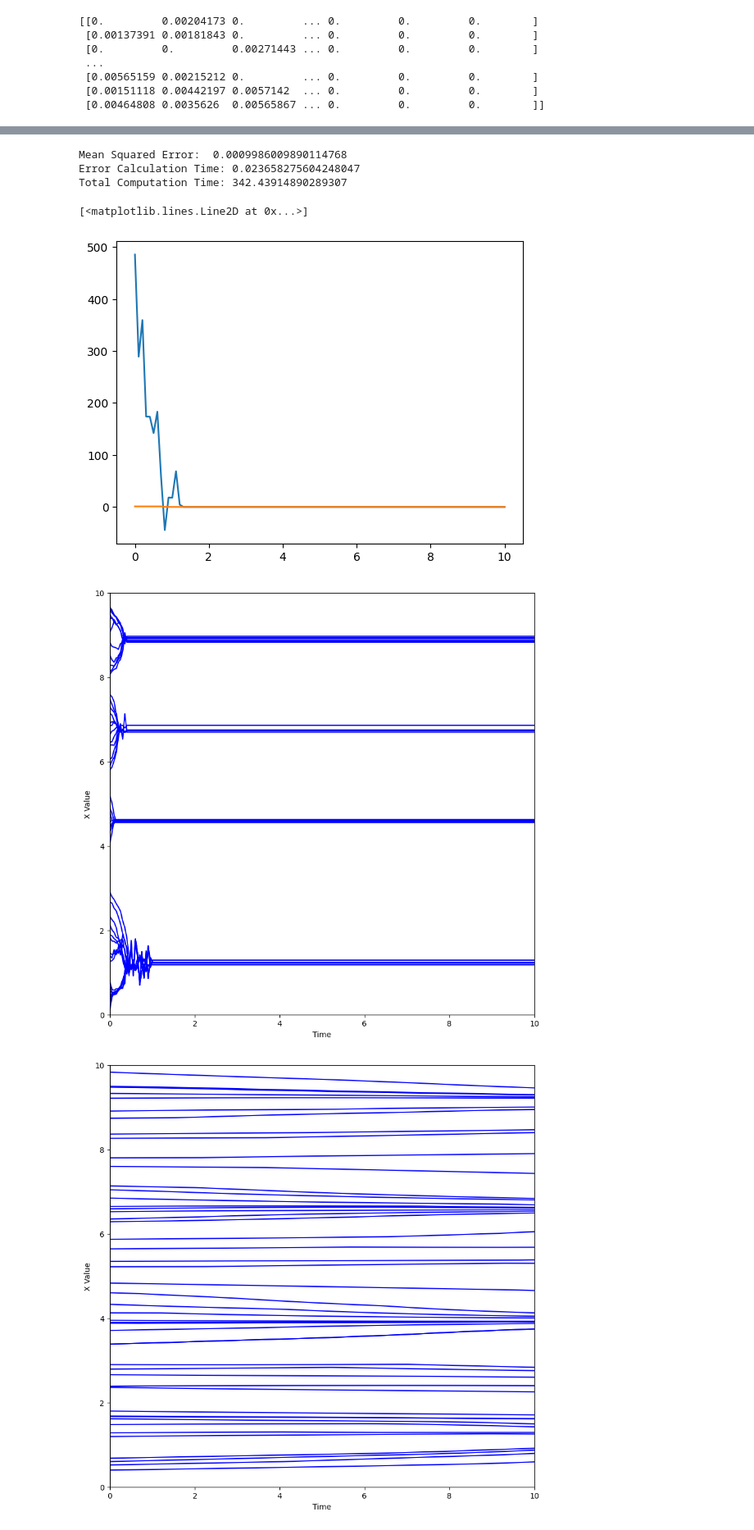
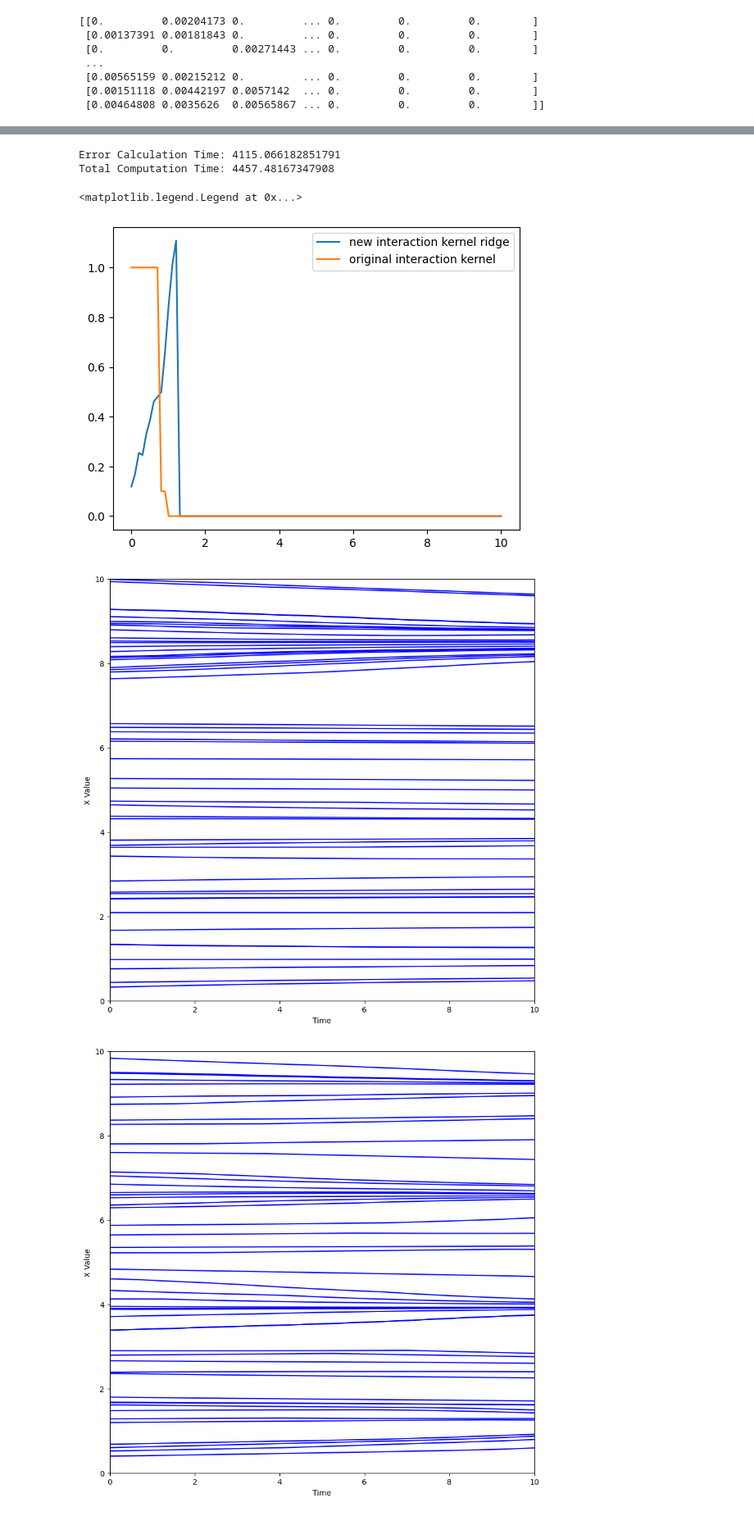
Before and after one commit to mlee3001/Trajectory-Research, a Jupyter notebook: OpinionDynamicsReverse.ipynb, the cells around one changed output, grey strips where cells are left out. Shown at 82% size. Cells and saved outputs as stored; diff of their text form; code cells hidden in the pictures.

Commit message:
changed numpy lstsq for sklearn ridgeCV model adjusted alpha value to find accurate coefficients

```diff
--- a/OpinionDynamicsReverse.ipynb
+++ b/OpinionDynamicsReverse.ipynb
@@ -240,13 +244,16 @@ Regression Matrix Computation Time: 0.03821682929992676
 #Solve Least Squares Problem
 A_L = sum(A_matrices) / num_trajectories
 b_L = sum(b_vectors) / num_trajectories
-a_optimal, residuals, rank, s = np.linalg.lstsq(A_L, b_L, rcond=None) #Use Numpy function to optimize coefficients from A_L and b_L
-
+b_L = b_L.flatten()
+model_ridge = Ridge(alpha=0.000007, fit_intercept=False)
+model_ridge.fit(A_L, b_L)
+coefficients_ridge = model_ridge.coef_
+"""
 #Generate predicted data using optimized coefficients
 predicted_trajectories = []
 mse_sum = 0
 for i in range(len(learning_matrices)):
-    predicted_data = np.dot(learning_matrices[i], a_optimal[1:])
+    predicted_data = np.dot(learning_matrices[i], coefficients[:, 1:].T)
     predicted_trajectories.append(predicted_data)
     #Compare observed and predicted values to find MSE
     mse_sum += np.mean((trajectories[i].flatten() - predicted_data.flatten()) ** 2)
@@ -254,15 +261,14 @@ for i in range(len(learning_matrices)):
 #Get average mean squared error for all trajectories
 mse = mse_sum/(len(trajectories)*N*t_steps)
 print('Mean Squared Error: ', mse)
-
+"""
 #Output computation time for this section and total computation time
 stop_time = time.time()
 print(f'Error Calculation Time: {stop_time-regression_time}')
 print(f'Total Computation Time: {stop_time-start_time}')
 # %% [output]
-Mean Squared Error:  0.0009986009890114768
-Error Calculation Time: 0.023658275604248047
-Total Computation Time: 342.43914890289307
+Error Calculation Time: 4115.066182851791
+Total Computation Time: 4457.48167347908
 # %%
 #interaction function plot comparison
 
@@ -276,26 +282,27 @@ for value in x_values:
     else:
         original.append(0)
 
-plt.plot(x_values, a_optimal[1:], label = "new interaction kernel")
+plt.plot(x_values, coefficients_ridge[1:], label = "new interaction kernel ridge")
 plt.plot(x_values, original, label = "original interaction kernel")
+plt.legend()
 # %% [output]
-[<matplotlib.lines.Line2D at 0x...>]
+<matplotlib.legend.Legend at 0x...>
-[figure, old version]
+[figure, new version]
 # %%
 #Create new interaction function utilizing the new coefficients
-def new_interaction_function(r, a_optimal = a_optimal):
+def new_interaction_function(r, coefficients = coefficients_ridge):
     num_basis_funcs = len(basis_functions_list[0])
-    coefs = a_optimal
+    coefs = coefficients
     total = 0
     for i in range(num_basis_funcs):
         total += coefs[i]*basis_functions_list[0][i](r)
     return total
 
 #Generate a test trajectory and plot using new interaction function
 test_trajectory = generate_trajectory(dim, N, t_span, t_steps, new_interaction_function)
 plot_agent_paths(test_trajectory)
 # %% [output]
-[figure, old version]
+[figure, new version]
 # %%
 #Plot original trajectory for comparison
 plot_agent_paths(trajectories[0])
```
Also changed, not shown: parts of 2 cells of this notebook, 1 other file.
